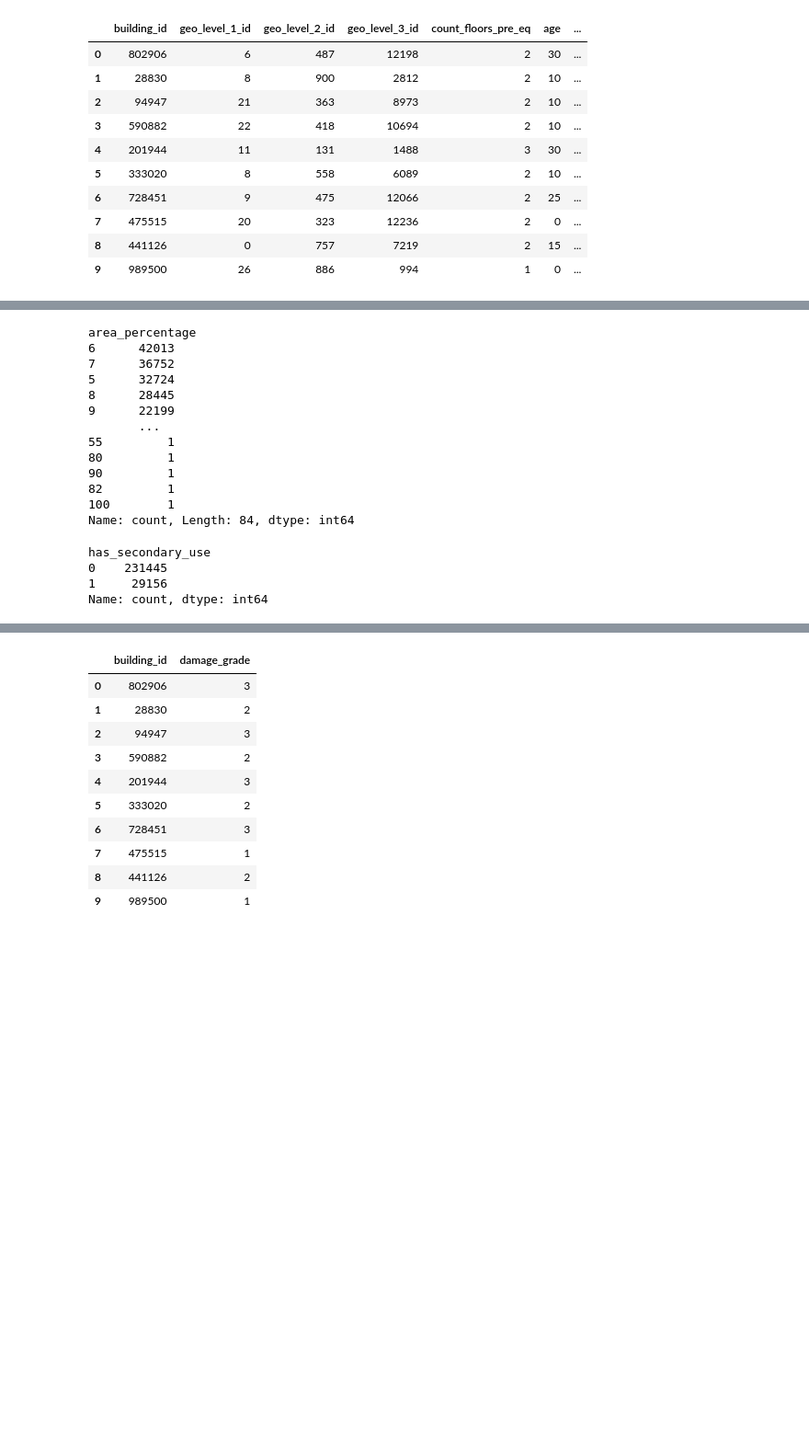
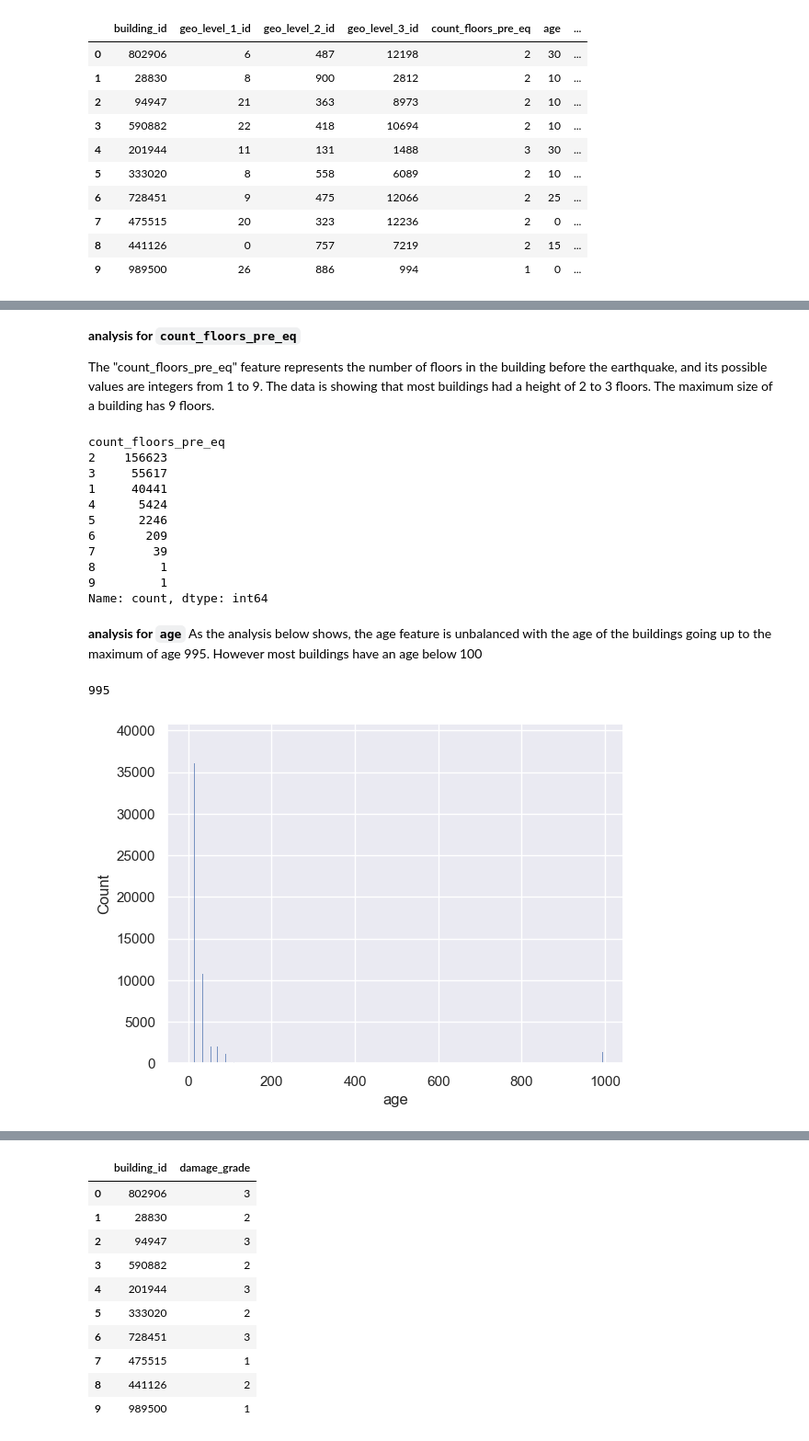
Before and after one commit to Sidies/-2015_Gorkha_earthquake_damage_prediction, a Jupyter notebook: notebooks/Exploration.ipynb, the cells around one changed output, grey strips where cells are left out. Shown at 92% size. Saved outputs shown, nothing was run; the diff lists cells and outputs as text; code cells hidden in the pictures; blank space fills up the shorter version.

Commit message:
describing the dataset features (2)
- expanded the age analysis
- started with some analysis of relation to the target variable for the age feature (just for fun) needs further refinement

```diff
--- a/notebooks/Exploration.ipynb
+++ b/notebooks/Exploration.ipynb
@@ -67,24 +71,33 @@ Deeper analysis
+# %% [markdown]
+<b>analysis for `count_floors_pre_eq`</b>
+
+The "count_floors_pre_eq" feature represents the number of floors in the building before the earthquake, and its possible values are integers from 1 to 9. The data is showing that most buildings had a height of 2 to 3 floors. The maximum size of a building has 9 floors.
 # %%
-train_df.area_percentage.value_counts()
+train_df.count_floors_pre_eq.value_counts()
 # %% [output]
-area_percentage
-6      42013
-7      36752
-5      32724
-8      28445
-9      22199
-       ...
-55         1
-80         1
-90         1
-82         1
-100        1
-Name: count, Length: 84, dtype: int64
+count_floors_pre_eq
+2    156623
+3     55617
+1     40441
+4      5424
+5      2246
+6       209
+7        39
+8         1
+9         1
+Name: count, dtype: int64
-# %%
-train_df.legal_ownership_status.value_counts()
-train_df.has_secondary_use.value_counts()
-# %% [output]
-has_secondary_use
-0    231445
-1     29156
-Name: count, dtype: int64
+# %% [markdown]
+<b>analysis for `age`</b>
+As the analysis below shows, the age feature is unbalanced with the age of the buildings going up to the maximum of age 995. However most buildings have an age below 100
+# %%
+# lets see what the max value is
+train_df.age.max()
+# %% [output]
+995
+# %%
+# Lets take a first look at the distribution
+sns.set(style="darkgrid")
+sns.histplot(train_df, x="age")
+plt.show()
+# %% [output]
+[figure, added]
```
Also changed, not shown: parts of 9 cells of this notebook.
